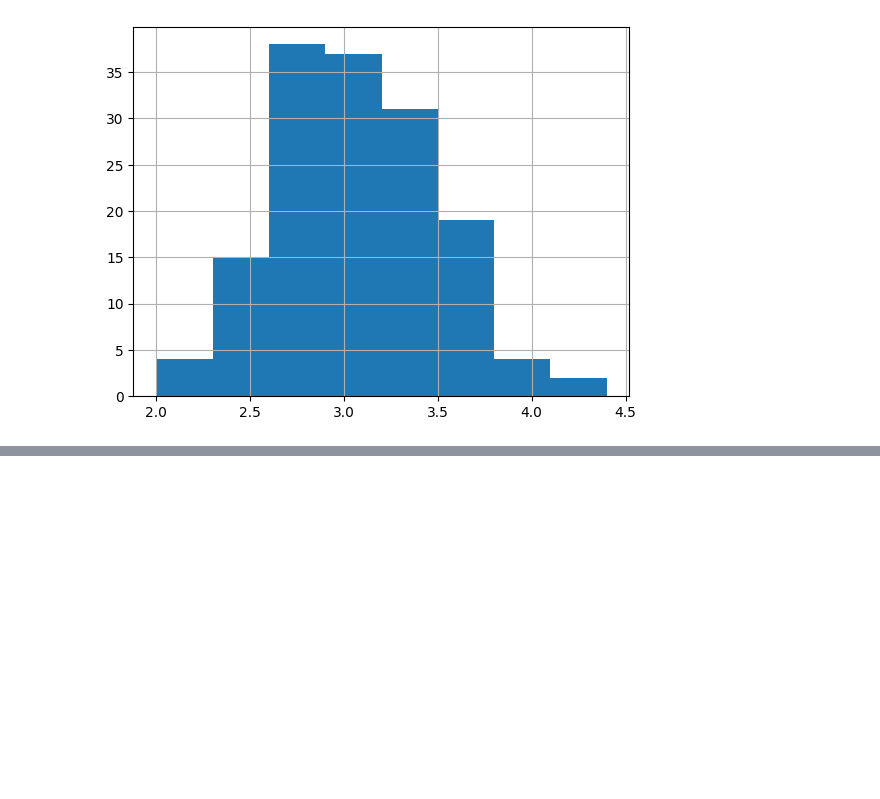
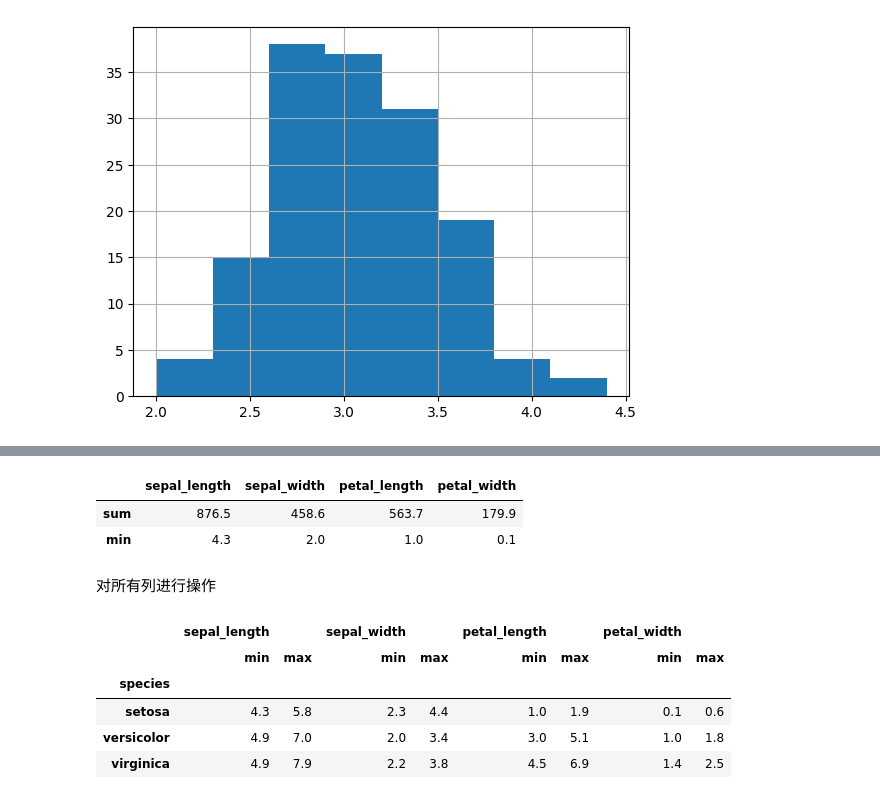
Before and after one commit to xplutoy/cookbook-ml, a Jupyter notebook: cookbook_ml/pandas.ipynb, the cells around one changed output, grey strips where cells are left out. Cells and saved outputs as stored; diff of their text form; code cells hidden in the pictures; blank space fills up the shorter version.

Commit message:
feat: groupby and agg

```diff
--- a/cookbook_ml/pandas.ipynb
+++ b/cookbook_ml/pandas.ipynb
@@ -166,0 +183,17 @@ iris["sepal_width"].hist(bins=bins)
+# %%
+iris.drop("species", axis=1).agg(["sum", "min"])
+# %% [output]
+|  | sepal_length | sepal_width | petal_length | petal_width |
+| sum | 876.5 | 458.6 | 563.7 | 179.9 |
+| min | 4.3 | 2.0 | 1.0 | 0.1 |
+# %% [markdown]
+对所有列进行操作
+# %%
+iris.groupby("species").agg(["min", "max"])
+# %% [output]
+|  | sepal_length |  | sepal_width |  | petal_length |  | petal_width |  |
+|  | min | max | min | max | min | max | min | max |
+| species |  |  |  |  |  |  |  |  |
+| setosa | 4.3 | 5.8 | 2.3 | 4.4 | 1.0 | 1.9 | 0.1 | 0.6 |
+| versicolor | 4.9 | 7.0 | 2.0 | 3.4 | 3.0 | 5.1 | 1.0 | 1.8 |
+| virginica | 4.9 | 7.9 | 2.2 | 3.8 | 4.5 | 6.9 | 1.4 | 2.5 |
```
Also changed, not shown: parts of 5 cells of this notebook.
